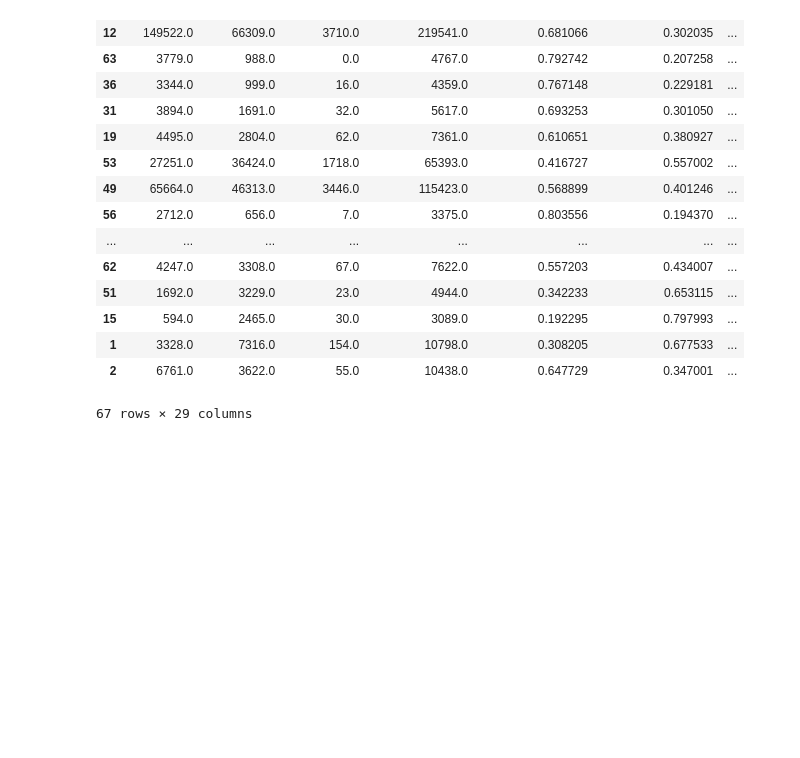
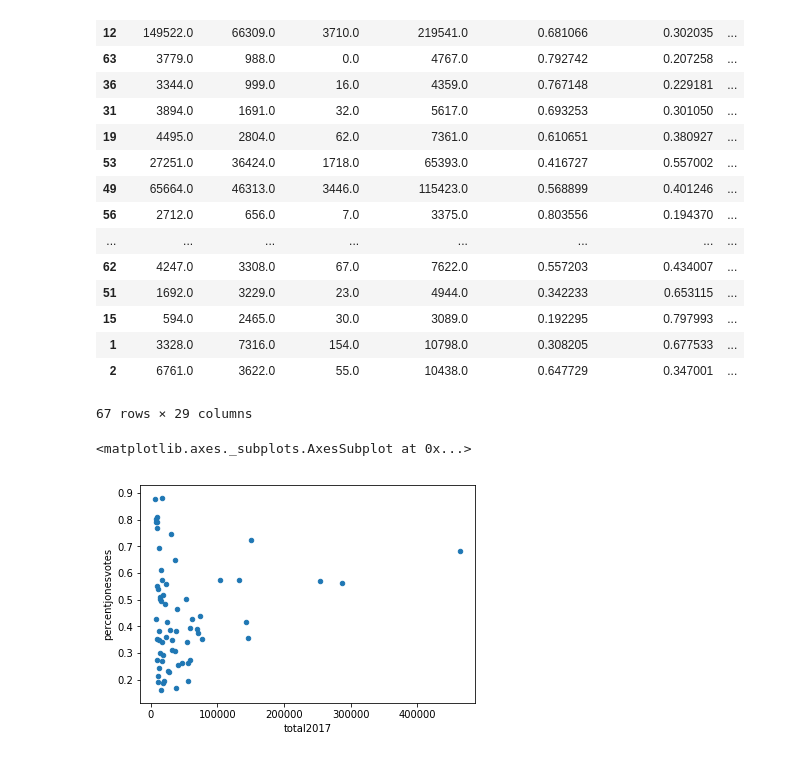
Before and after one commit to elbertwang3/alabamasenateelection, a Jupyter notebook: Untitled.ipynb, the cells around one changed output. Saved outputs shown, nothing was run; the diff lists cells and outputs as text; code cells hidden in the pictures; blank space fills up the shorter version.

```diff
--- a/Untitled.ipynb
+++ b/Untitled.ipynb
@@ -317,3 +317,8 @@ counties.sort_values("senateturnout", ascending=False)
 | 1 | 3328.0 | 7316.0 | 154.0 | 10798.0 | 0.308205 | 0.677533 | ... |
 | 2 | 6761.0 | 3622.0 | 55.0 | 10438.0 | 0.647729 | 0.347001 | ... |
 67 rows × 29 columns
+# %%
+counties.plot(kind='scatter', x="total2017", y="percentjonesvotes")
+# %% [output]
+<matplotlib.axes._subplots.AxesSubplot at 0x...>
+[figure, added]
```
Also changed, not shown: parts of 1 cell of this notebook, 3 other files.
